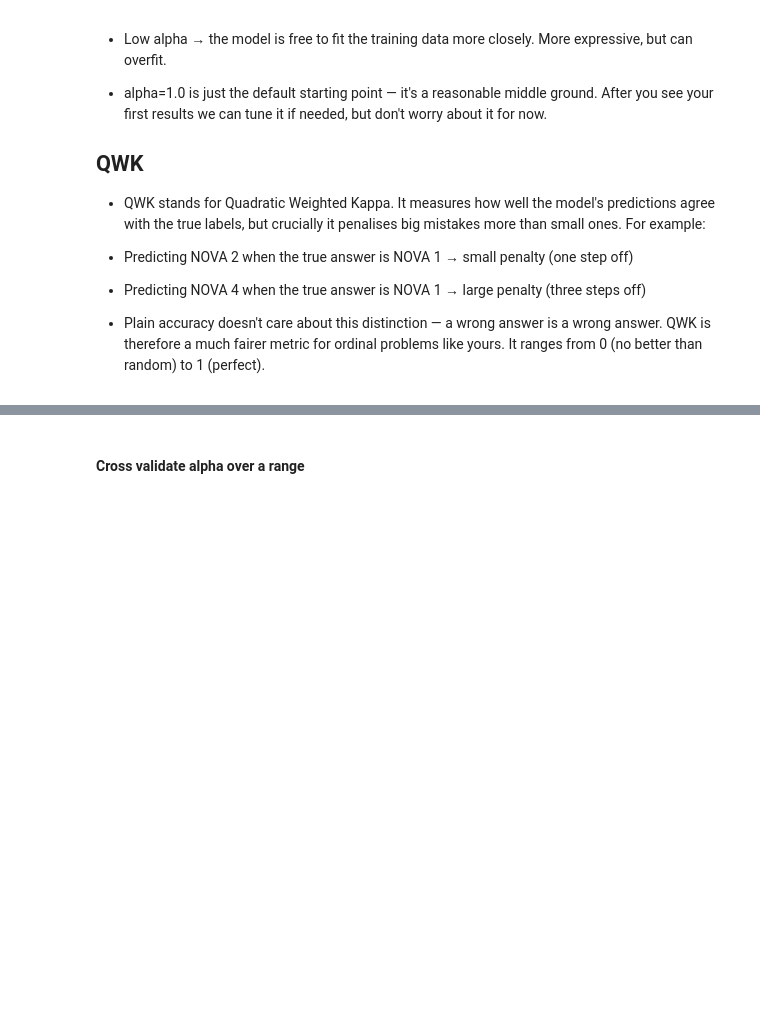
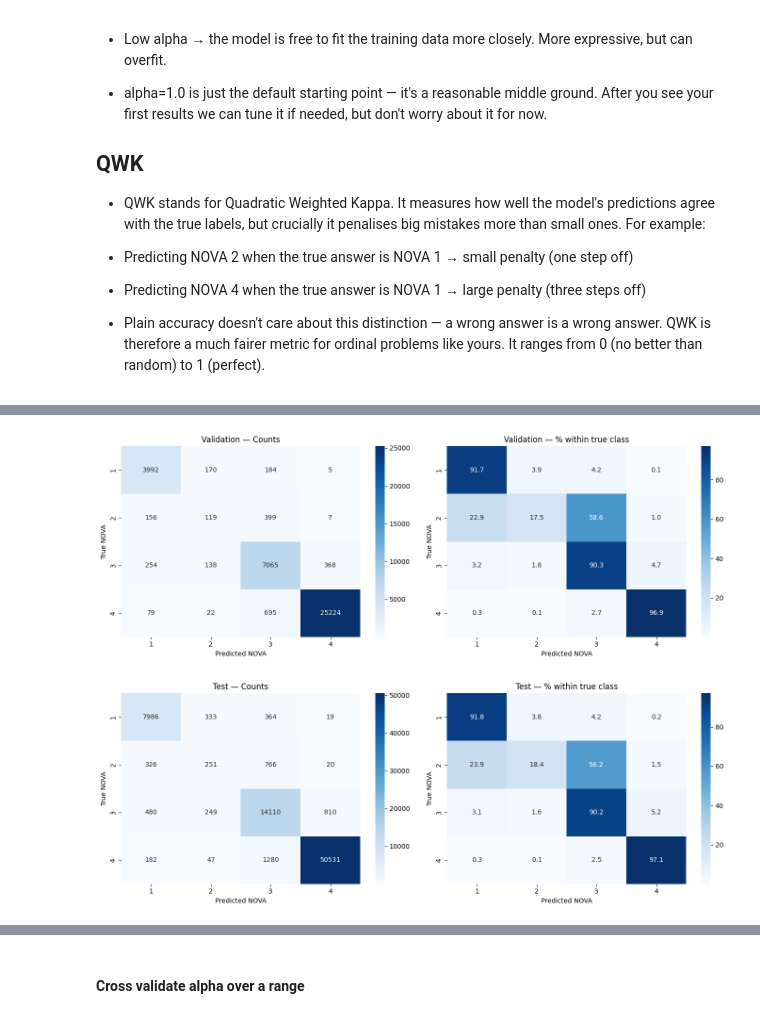
Before and after one commit to SofieBT2/DataScience2026, a Jupyter notebook: src/Modelling.ipynb, the cells around one changed output, grey strips where cells are left out. Drawn from its saved outputs; the diff is of its cells as text; code cells hidden in the pictures; blank space fills up the shorter version.

```diff
--- a/src/Modelling.ipynb
+++ b/src/Modelling.ipynb
@@ -712,0 +740,35 @@ KeyboardInterrupt:
+# %%
+#### Confuson Matrix and Classification Report
+from sklearn.metrics import confusion_matrix
+import seaborn as sns
+
+def plot_confusion_matrix(y_true, y_pred, title):
+    cm = confusion_matrix(y_true + 1, y_pred + 1, labels=[1,2,3,4])
+    cm_pct = cm.astype(float) / cm.sum(axis=1, keepdims=True) * 100
+
+    fig, axes = plt.subplots(1, 2, figsize=(14, 5))
+
+    # Raw counts
+    sns.heatmap(cm, annot=True, fmt='d', cmap='Blues',
+                xticklabels=[1,2,3,4], yticklabels=[1,2,3,4], ax=axes[0])
+    axes[0].set_title(f'{title} — Counts')
+    axes[0].set_xlabel('Predicted NOVA')
+    axes[0].set_ylabel('True NOVA')
+
+    # Row-normalised percentages
+    sns.heatmap(cm_pct, annot=True, fmt='.1f', cmap='Blues',
+                xticklabels=[1,2,3,4], yticklabels=[1,2,3,4], ax=axes[1])
+    axes[1].set_title(f'{title} — % within true class')
+    axes[1].set_xlabel('Predicted NOVA')
+    axes[1].set_ylabel('True NOVA')
+
+    plt.tight_layout()
+    plt.savefig(f'../plots/mord_confusion_{title.lower()}.png', dpi=150)
+    plt.show()
+
+# apply function
+plot_confusion_matrix(y_val, y_pred, 'Validation')
+plot_confusion_matrix(y_test, y_test_pred, 'Test')
+# %% [output]
+[figure, added]
+[figure, added]
```
Also changed, not shown: parts of 22 cells of this notebook, 25 other files.
